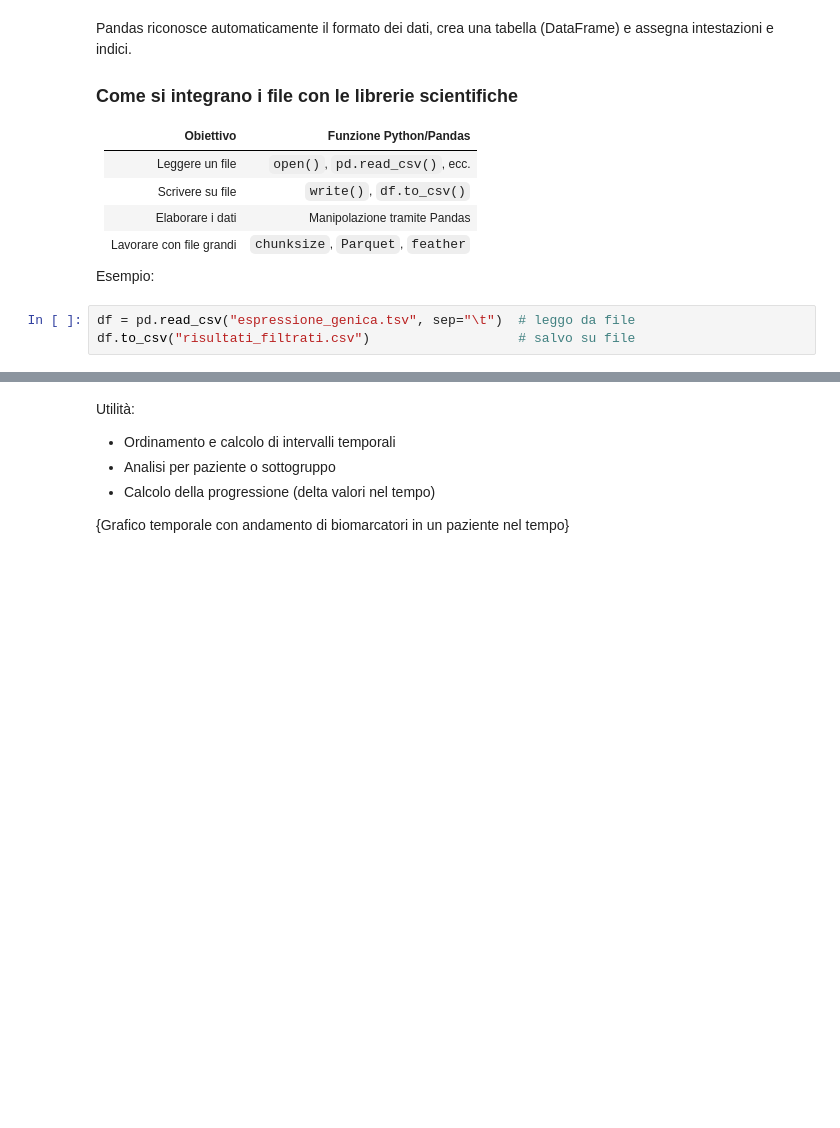
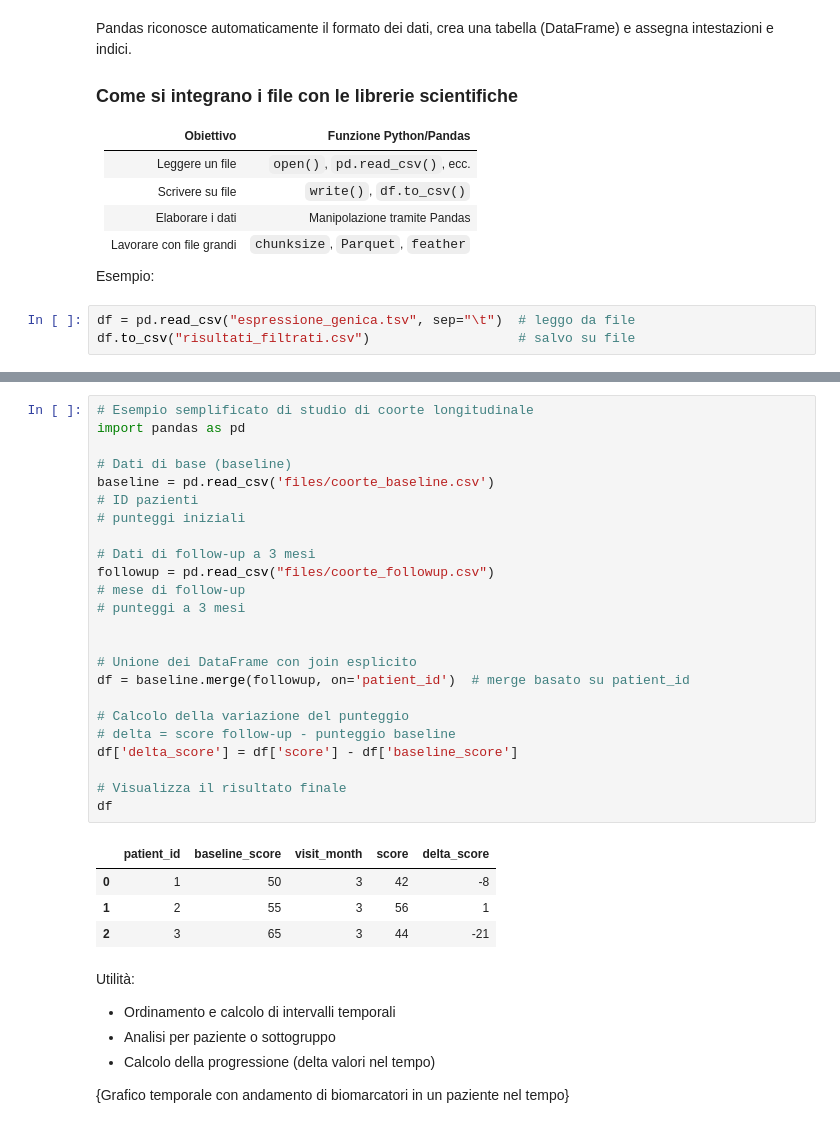
Before and after one commit to Andrea18500/python_course_2, a Jupyter notebook: lezione6.ipynb, the cells around one changed output, grey strips where cells are left out. Drawn from its saved outputs; the diff is of its cells as text; blank space fills up the shorter version.

```diff
--- a/lezione6.ipynb
+++ b/lezione6.ipynb
@@ -493,3 +171,32 @@ B               -2.4      -4.40        -6.2
+# %%
+# Esempio semplificato di studio di coorte longitudinale
+import pandas as pd
+
+# Dati di base (baseline)
+baseline = pd.read_csv('files/coorte_baseline.csv')
+# ID pazienti
+# punteggi iniziali
+
+# Dati di follow-up a 3 mesi
+followup = pd.read_csv("files/coorte_followup.csv")
+# mese di follow-up
+# punteggi a 3 mesi
+
+
+# Unione dei DataFrame con join esplicito
+df = baseline.merge(followup, on='patient_id')  # merge basato su patient_id
+
+# Calcolo della variazione del punteggio
+# delta = score follow-up - punteggio baseline
+df['delta_score'] = df['score'] - df['baseline_score']
+
+# Visualizza il risultato finale
+df
+# %% [output]
+|  | patient_id | baseline_score | visit_month | score | delta_score |
+| 0 | 1 | 50 | 3 | 42 | -8 |
+| 1 | 2 | 55 | 3 | 56 | 1 |
+| 2 | 3 | 65 | 3 | 44 | -21 |
 # %% [markdown]
 Utilità:
 - Ordinamento e calcolo di intervalli temporali
```
Also changed, not shown: parts of 63 cells of this notebook, 5 other files.
